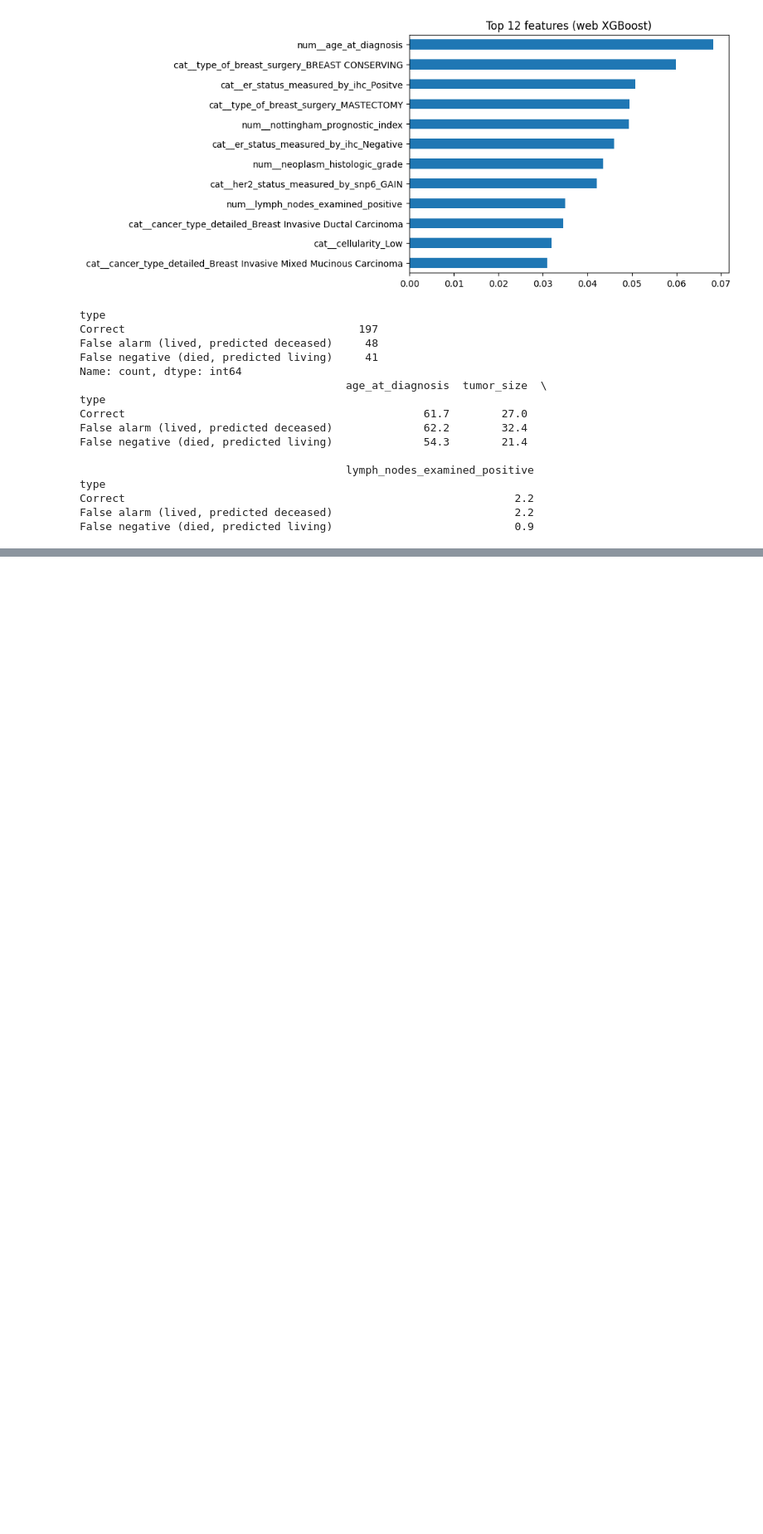
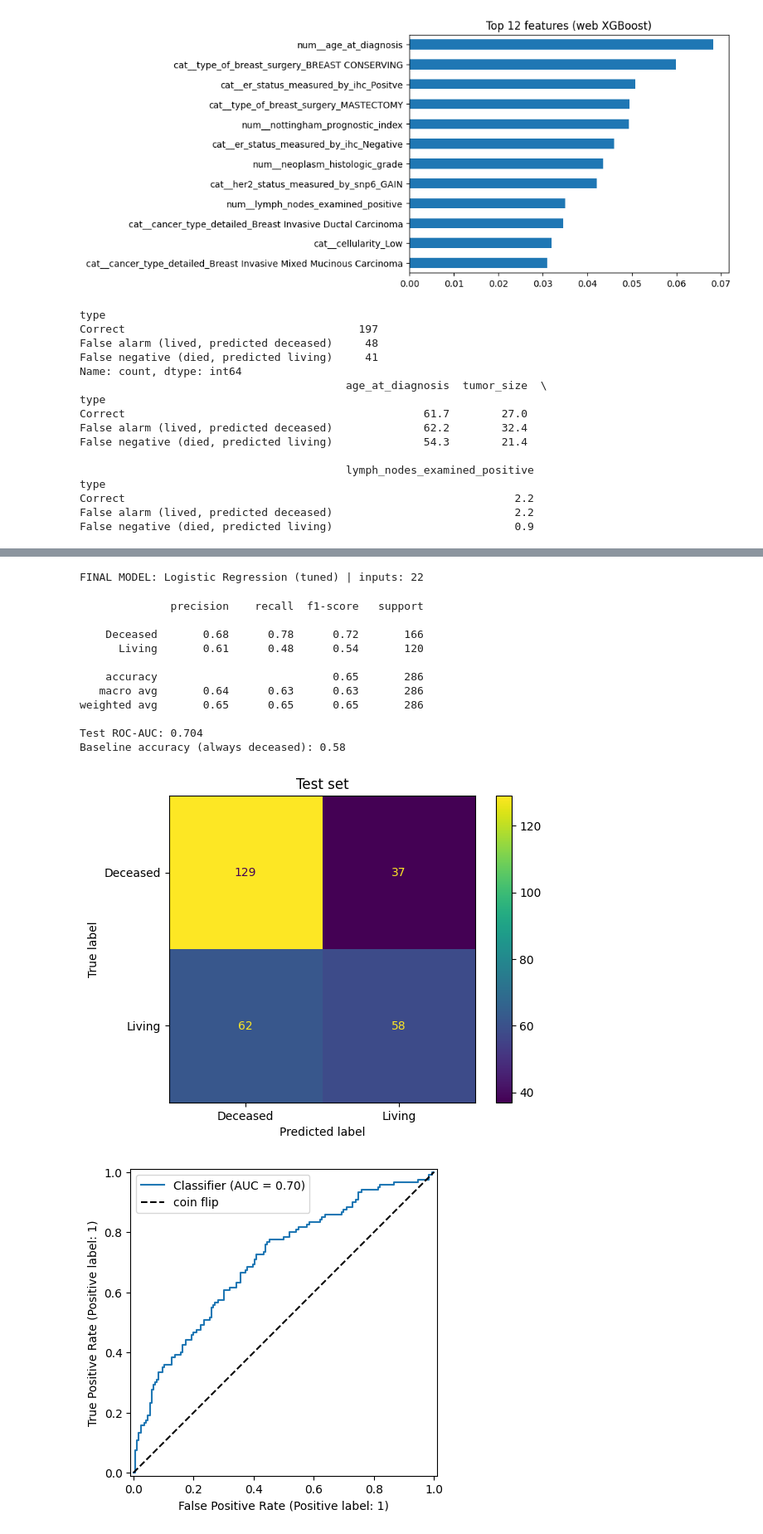
Before and after one commit to ParthHarde/breast-cancer-project, a Jupyter notebook: metabric/01_metabric_data.ipynb, the cells around one changed output, grey strips where cells are left out. Shown at 83% size. Drawn from its saved outputs; the diff is of its cells as text; code cells hidden in the pictures; blank space fills up the shorter version.

```diff
--- a/metabric/01_metabric_data.ipynb
+++ b/metabric/01_metabric_data.ipynb
@@ -901,0 +978,50 @@ False negative (died, predicted living)                            0.9
+# %%
+# Option A (reference):
+final_name  = "Logistic Regression (tuned)"
+final_feats = web_features
+final_pipe  = clone(grid_lr.best_estimator_)
+
+# Option B (class weights):
+# final_name  = "Logistic Regression + class weights"
+# final_feats = web_features
+# final_pipe  = clone(grid_lr.best_estimator_).set_params(model__class_weight="balanced")
+
+# Option C (no treatment columns):
+# final_name  = "Logistic Regression (no treatment inputs)"
+# final_feats = nt_features
+# final_pipe  = clone(pipe_nt)
+
+print("FINAL MODEL:", final_name, "| inputs:", len(final_feats))
+# %% [output]
+FINAL MODEL: Logistic Regression (tuned) | inputs: 22
+# %%
+final_pipe.fit(X_train[final_feats], y_train)
+p_test = final_pipe.predict_proba(X_test[final_feats])[:, 1]
+pred_test = (p_test >= 0.5).astype(int)
+log_result(final_name, y_test, p_test, "web (clinical only)", "TEST")
+# %%
+from sklearn.metrics import (ConfusionMatrixDisplay, RocCurveDisplay,
+                             classification_report)
+
+print(classification_report(y_test, pred_test, target_names=["Deceased", "Living"]))
+print("Test ROC-AUC:", round(roc_auc_score(y_test, p_test), 3))
+print("Baseline accuracy (always deceased):", round((y_test == 0).mean(), 3))
+
+ConfusionMatrixDisplay.from_predictions(y_test, pred_test, display_labels=["Deceased", "Living"])
+plt.title("Test set"); plt.show()
+RocCurveDisplay.from_predictions(y_test, p_test)
+plt.plot([0, 1], [0, 1], "k--", label="coin flip"); plt.legend(); plt.show()
+# %% [output]
+              precision    recall  f1-score   support
+
+    Deceased       0.68      0.78      0.72       166
+      Living       0.61      0.48      0.54       120
+
+    accuracy                           0.65       286
+   macro avg       0.64      0.63      0.63       286
+weighted avg       0.65      0.65      0.65       286
+
+Test ROC-AUC: 0.704
+Baseline accuracy (always deceased): 0.58
+[figure, added]
+[figure, added]
```
Also changed, not shown: parts of 15 cells of this notebook.
